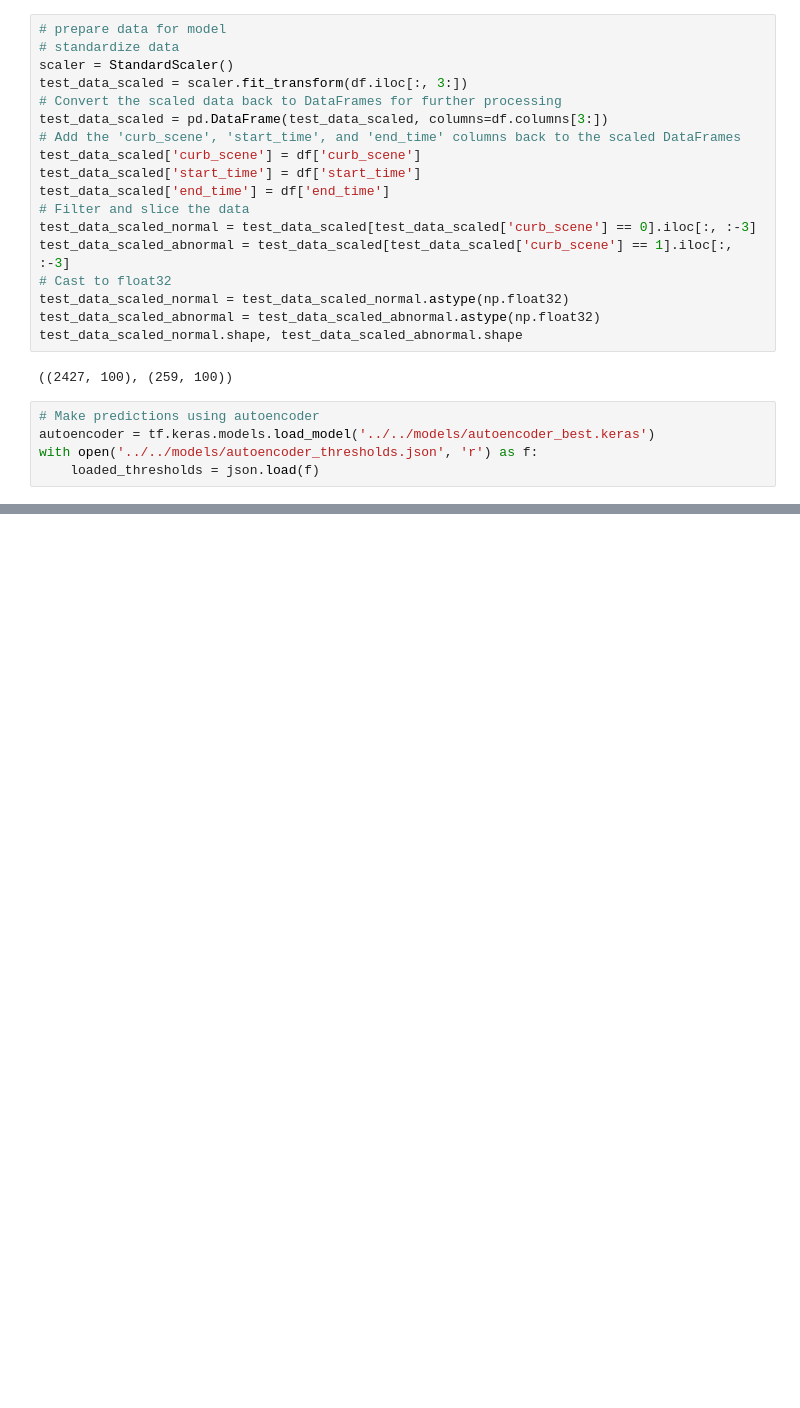
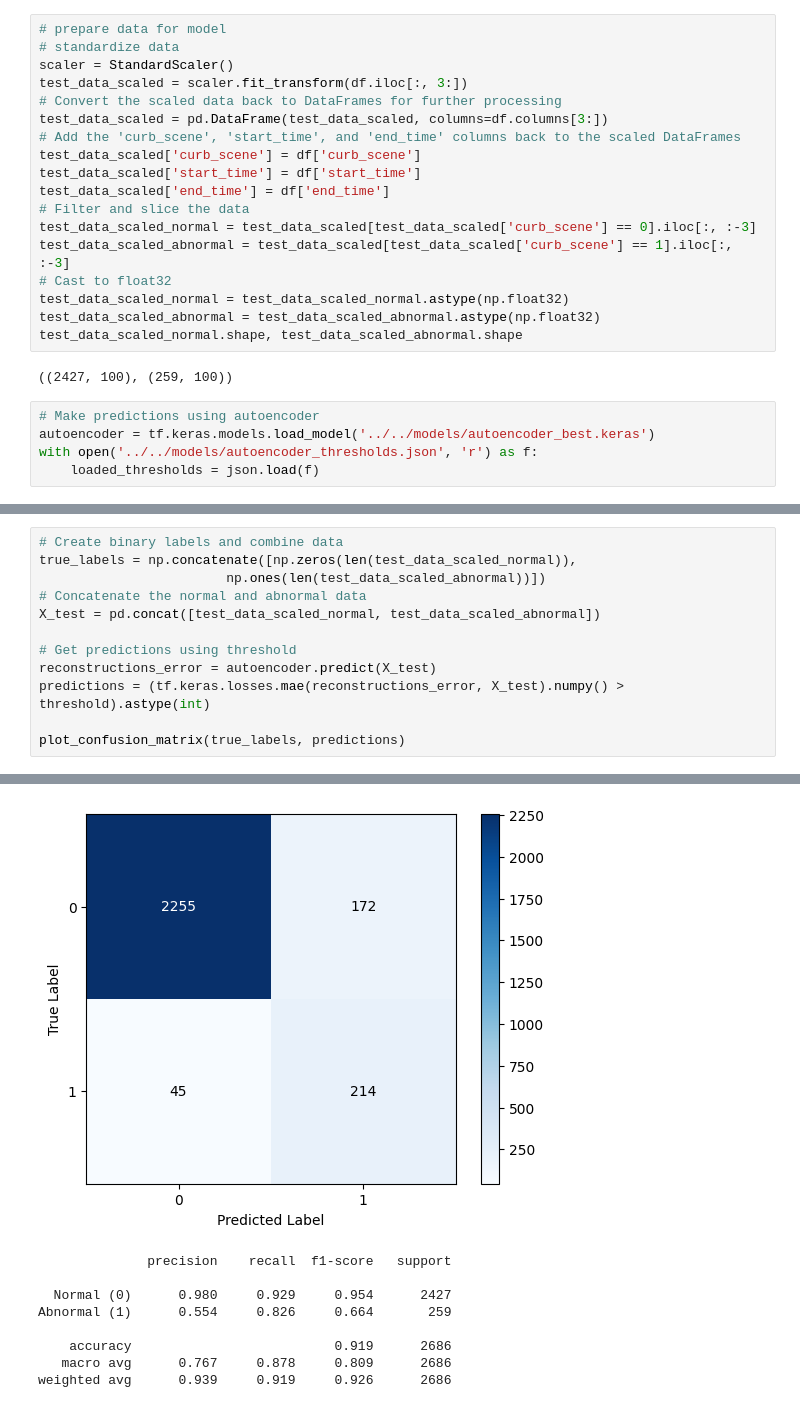
Before and after one commit to Ziyi-star/Bachelor-Project, a Jupyter notebook: notebooks/validation/validation_autoencoder.ipynb, the cells around one changed output, grey strips where cells are left out. Cells and saved outputs as stored; diff of their text form; blank space fills up the shorter version.

```diff
--- a/notebooks/validation/validation_autoencoder.ipynb
+++ b/notebooks/validation/validation_autoencoder.ipynb
@@ -187,0 +100,13 @@ loss, anomaly_indices = plot_anomaly_reconstruction_loss(
+# %%
+# Create binary labels and combine data
+true_labels = np.concatenate([np.zeros(len(test_data_scaled_normal)),
+                        np.ones(len(test_data_scaled_abnormal))])
+# Concatenate the normal and abnormal data
+X_test = pd.concat([test_data_scaled_normal, test_data_scaled_abnormal])
+
+# Get predictions using threshold
+reconstructions_error = autoencoder.predict(X_test)
+predictions = (tf.keras.losses.mae(reconstructions_error, X_test).numpy() > threshold).astype(int)
+
+plot_confusion_matrix(true_labels, predictions)
+# %% [output]
@@ -187,0 +114,9 @@ loss, anomaly_indices = plot_anomaly_reconstruction_loss(
+[figure, added]
+              precision    recall  f1-score   support
+
+  Normal (0)      0.980     0.929     0.954      2427
+Abnormal (1)      0.554     0.826     0.664       259
+
+    accuracy                          0.919      2686
+   macro avg      0.767     0.878     0.809      2686
+weighted avg      0.939     0.919     0.926      2686
```
Also changed, not shown: parts of 8 cells of this notebook, 1 other file.
